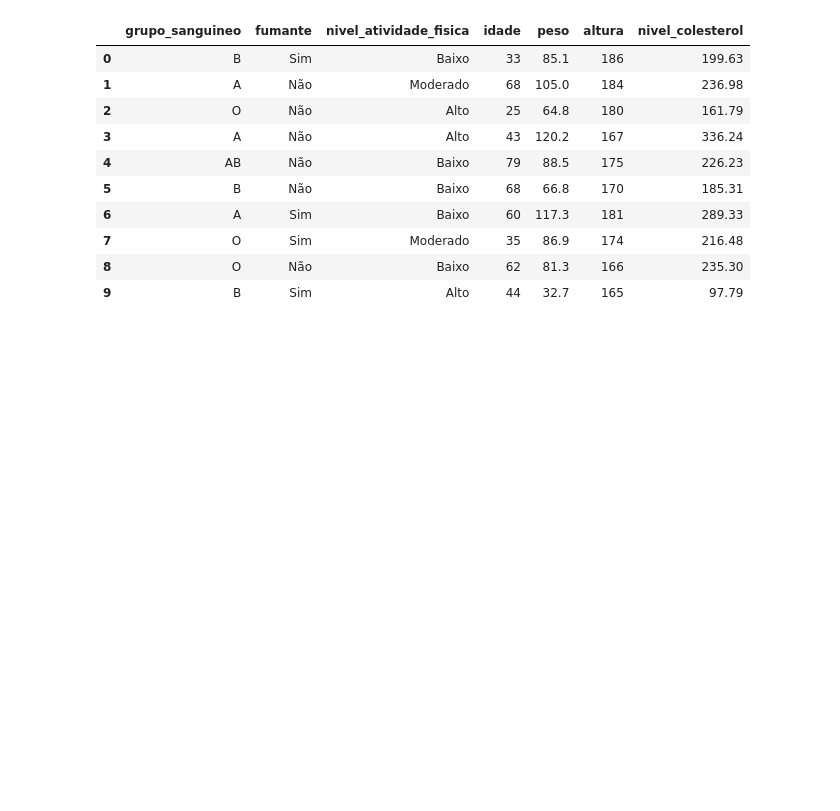
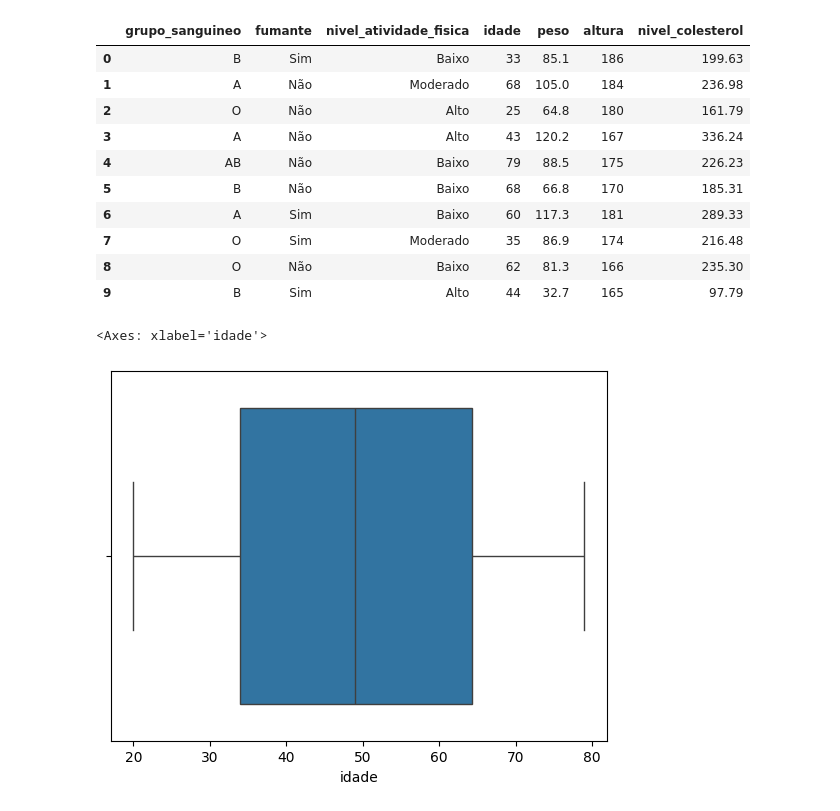
Before and after one commit to offellipe/regressao_linear_multipla, a Jupyter notebook: modelo_colesterol.ipynb, the cells around one changed output. Saved outputs shown, nothing was run; the diff lists cells and outputs as text; code cells hidden in the pictures; blank space fills up the shorter version.

Commit message:
Aula 04 - Tratamento de Outliers

```diff
--- a/modelo_colesterol.ipynb
+++ b/modelo_colesterol.ipynb
@@ -159,3 +159,10 @@ df_colesterol_eda.head(10)
 | 7 | O | Sim | Moderado | 35 | 86.9 | 174 | 216.48 |
 | 8 | O | Não | Baixo | 62 | 81.3 | 166 | 235.30 |
 | 9 | B | Sim | Alto | 44 | 32.7 | 165 | 97.79 |
+# %%
+# Verificar / Detectar Outliers
+
+sns.boxplot(data=df_colesterol_eda, x='idade')
+# %% [output]
+<Axes: xlabel='idade'>
+[figure, added]
```
Also changed, not shown: parts of 6 cells of this notebook.
